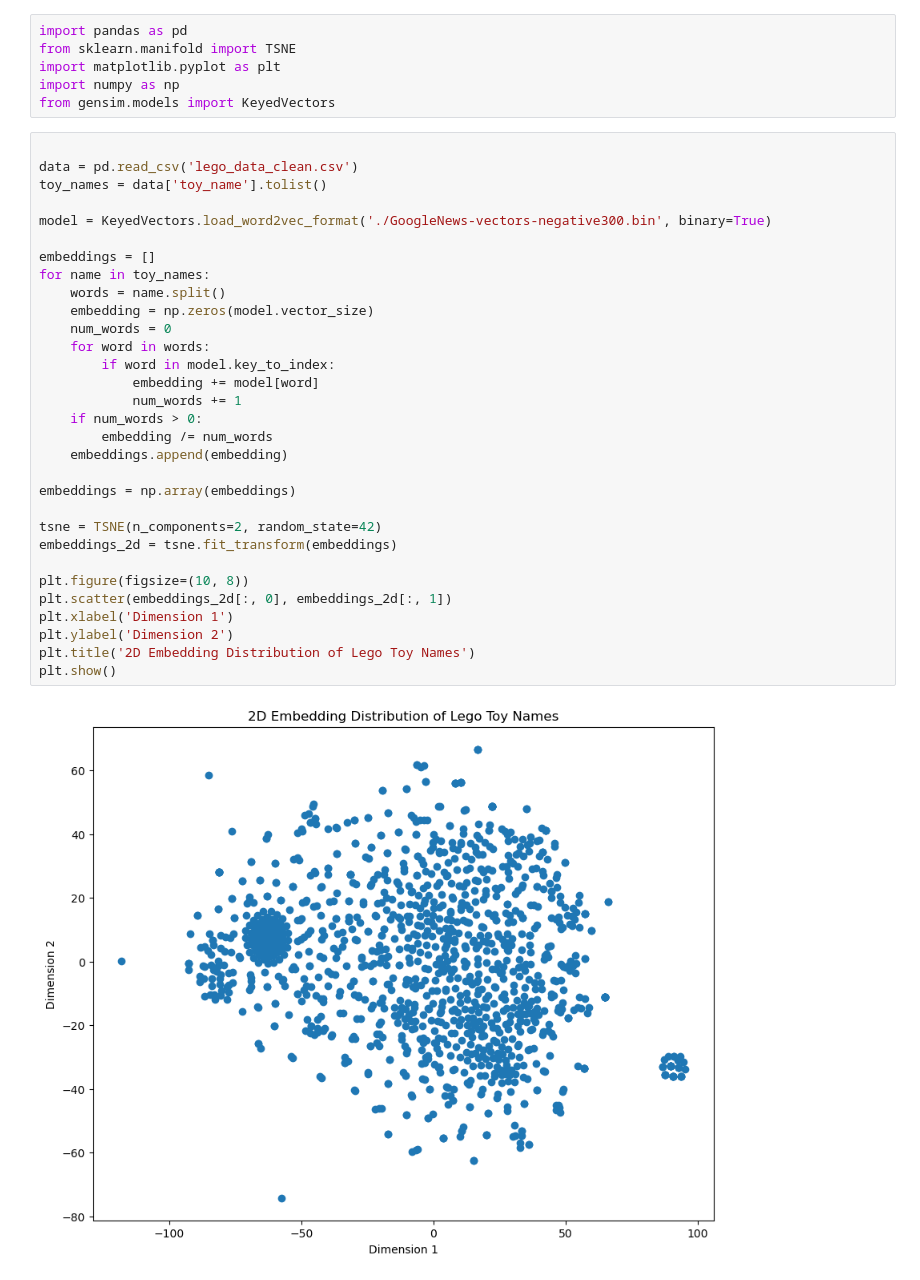
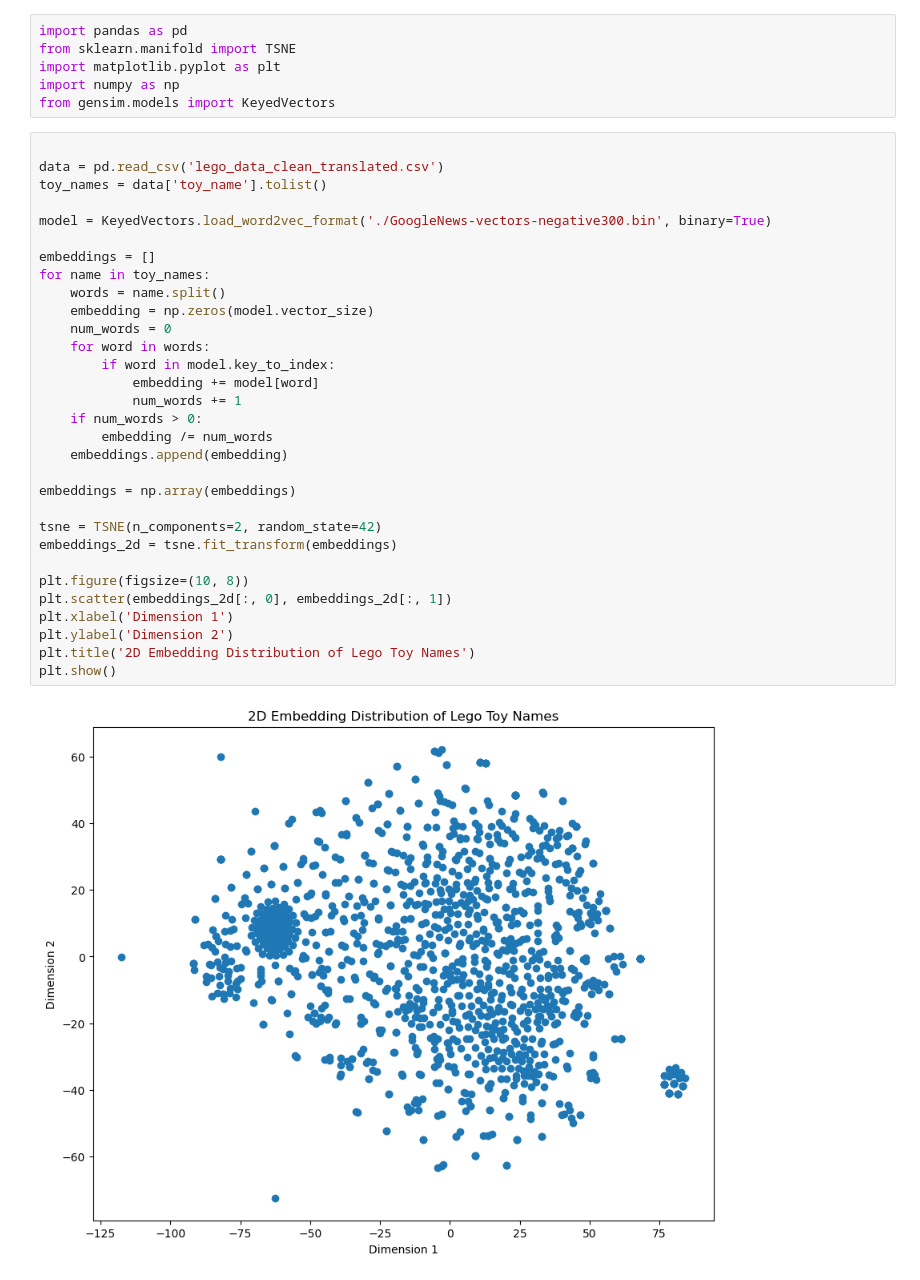
Before and after one commit to leunoia/LegoBuilder, a Jupyter notebook: eda.ipynb, the cells around one changed output. Cells and saved outputs as stored; diff of their text form.

```diff
--- a/eda.ipynb
+++ b/eda.ipynb
@@ -6,37 +6,37 @@ import numpy as np
 from gensim.models import KeyedVectors
 # %%
 
-data = pd.read_csv('lego_data_clean.csv')
+data = pd.read_csv('lego_data_clean_translated.csv')
 toy_names = data['toy_name'].tolist()
 
 model = KeyedVectors.load_word2vec_format('./GoogleNews-vectors-negative300.bin', binary=True)
 
 embeddings = []
 for name in toy_names:
     words = name.split()
     embedding = np.zeros(model.vector_size)
     num_words = 0
     for word in words:
         if word in model.key_to_index:
             embedding += model[word]
             num_words += 1
     if num_words > 0:
         embedding /= num_words
     embeddings.append(embedding)
 
 embeddings = np.array(embeddings)
 
 tsne = TSNE(n_components=2, random_state=42)
 embeddings_2d = tsne.fit_transform(embeddings)
 
 plt.figure(figsize=(10, 8))
 plt.scatter(embeddings_2d[:, 0], embeddings_2d[:, 1])
 plt.xlabel('Dimension 1')
 plt.ylabel('Dimension 2')
 plt.title('2D Embedding Distribution of Lego Toy Names')
 plt.show()
 # %% [output]
-[figure, old version]
+[figure, new version]
 # %%
 tsne = TSNE(n_components=3, random_state=42)
 embeddings_3d = tsne.fit_transform(embeddings)
```
Also changed, not shown: parts of 1 cell of this notebook, 1 other file.
